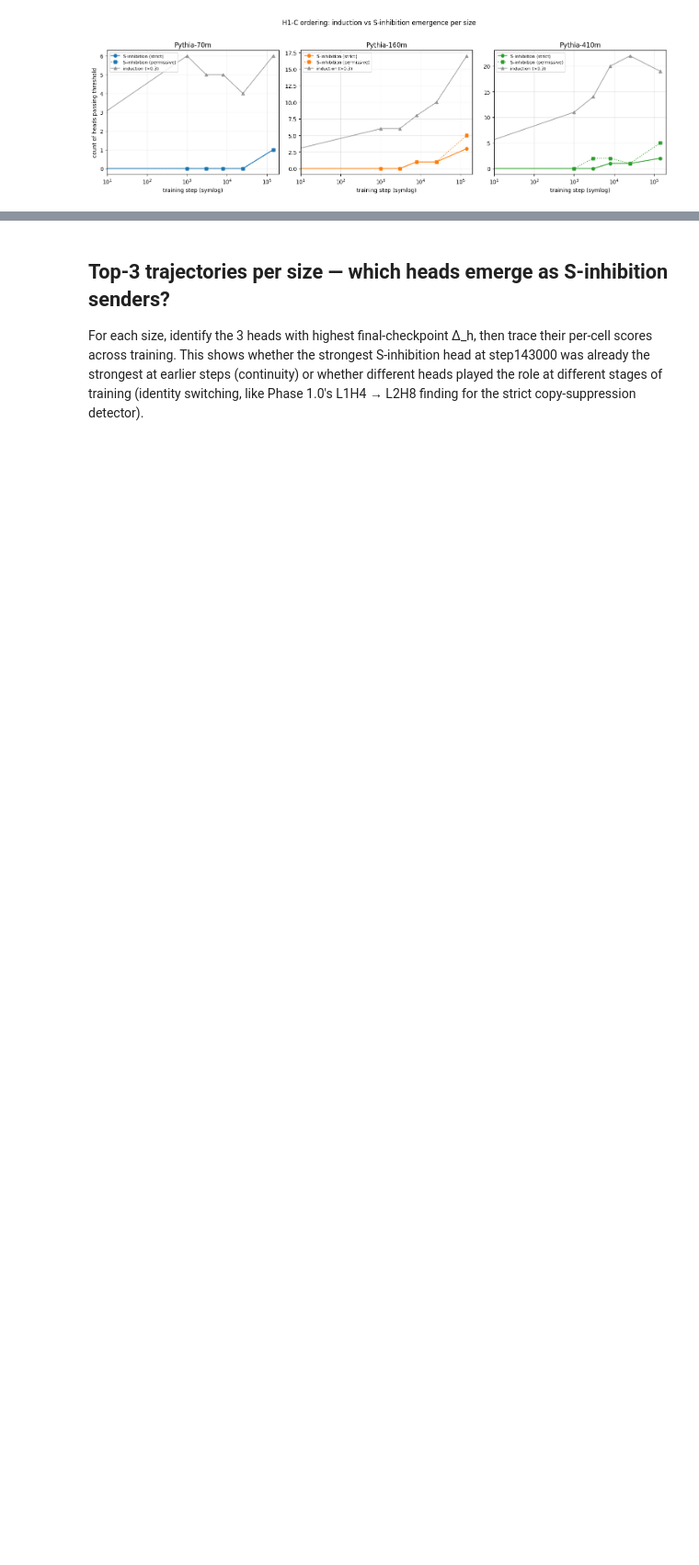
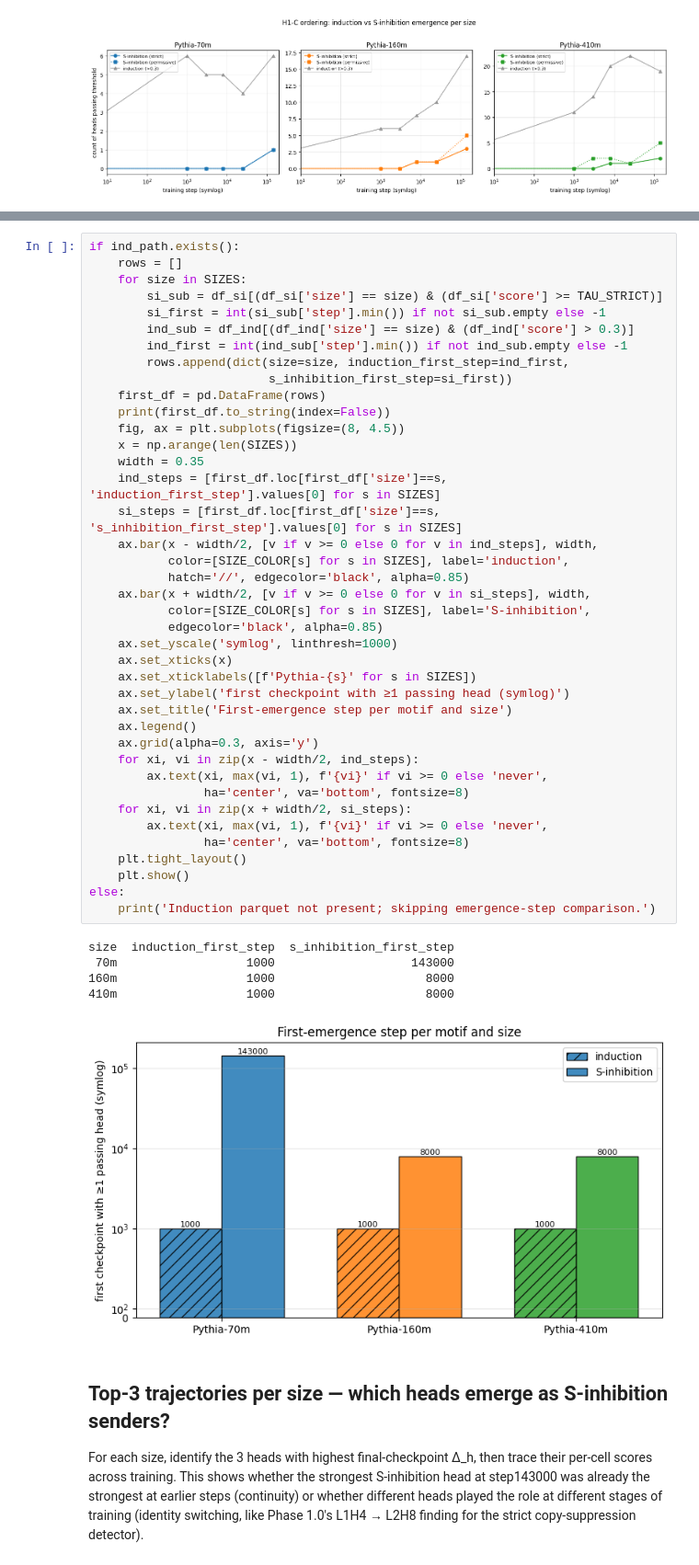
Before and after one commit to cam-berger/pythia-motif-emergence, a Jupyter notebook: notebooks/s_inhibition_emergence_exploration.ipynb, the cells around one changed output, grey strips where cells are left out. Shown at 92% size. Drawn from its saved outputs; the diff is of its cells as text; blank space fills up the shorter version.

```diff
--- a/notebooks/s_inhibition_emergence_exploration.ipynb
+++ b/notebooks/s_inhibition_emergence_exploration.ipynb
@@ -203,3 +368,49 @@ else:
+# %%
+if ind_path.exists():
+    rows = []
+    for size in SIZES:
+        si_sub = df_si[(df_si['size'] == size) & (df_si['score'] >= TAU_STRICT)]
+        si_first = int(si_sub['step'].min()) if not si_sub.empty else -1
+        ind_sub = df_ind[(df_ind['size'] == size) & (df_ind['score'] > 0.3)]
+        ind_first = int(ind_sub['step'].min()) if not ind_sub.empty else -1
+        rows.append(dict(size=size, induction_first_step=ind_first,
+                         s_inhibition_first_step=si_first))
+    first_df = pd.DataFrame(rows)
+    print(first_df.to_string(index=False))
+    fig, ax = plt.subplots(figsize=(8, 4.5))
+    x = np.arange(len(SIZES))
+    width = 0.35
+    ind_steps = [first_df.loc[first_df['size']==s, 'induction_first_step'].values[0] for s in SIZES]
+    si_steps = [first_df.loc[first_df['size']==s, 's_inhibition_first_step'].values[0] for s in SIZES]
+    ax.bar(x - width/2, [v if v >= 0 else 0 for v in ind_steps], width,
+           color=[SIZE_COLOR[s] for s in SIZES], label='induction',
+           hatch='//', edgecolor='black', alpha=0.85)
+    ax.bar(x + width/2, [v if v >= 0 else 0 for v in si_steps], width,
+           color=[SIZE_COLOR[s] for s in SIZES], label='S-inhibition',
+           edgecolor='black', alpha=0.85)
+    ax.set_yscale('symlog', linthresh=1000)
+    ax.set_xticks(x)
+    ax.set_xticklabels([f'Pythia-{s}' for s in SIZES])
+    ax.set_ylabel('first checkpoint with ≥1 passing head (symlog)')
+    ax.set_title('First-emergence step per motif and size')
+    ax.legend()
+    ax.grid(alpha=0.3, axis='y')
+    for xi, vi in zip(x - width/2, ind_steps):
+        ax.text(xi, max(vi, 1), f'{vi}' if vi >= 0 else 'never',
+                ha='center', va='bottom', fontsize=8)
+    for xi, vi in zip(x + width/2, si_steps):
+        ax.text(xi, max(vi, 1), f'{vi}' if vi >= 0 else 'never',
+                ha='center', va='bottom', fontsize=8)
+    plt.tight_layout()
+    plt.show()
+else:
+    print('Induction parquet not present; skipping emergence-step comparison.')
+# %% [output]
+size  induction_first_step  s_inhibition_first_step
+ 70m                  1000                   143000
+160m                  1000                     8000
+410m                  1000                     8000
+[figure, added]
 # %% [markdown]
 ## Top-3 trajectories per size — which heads emerge as S-inhibition senders?
 
```
Also changed, not shown: parts of 9 cells of this notebook, 1 other file.
